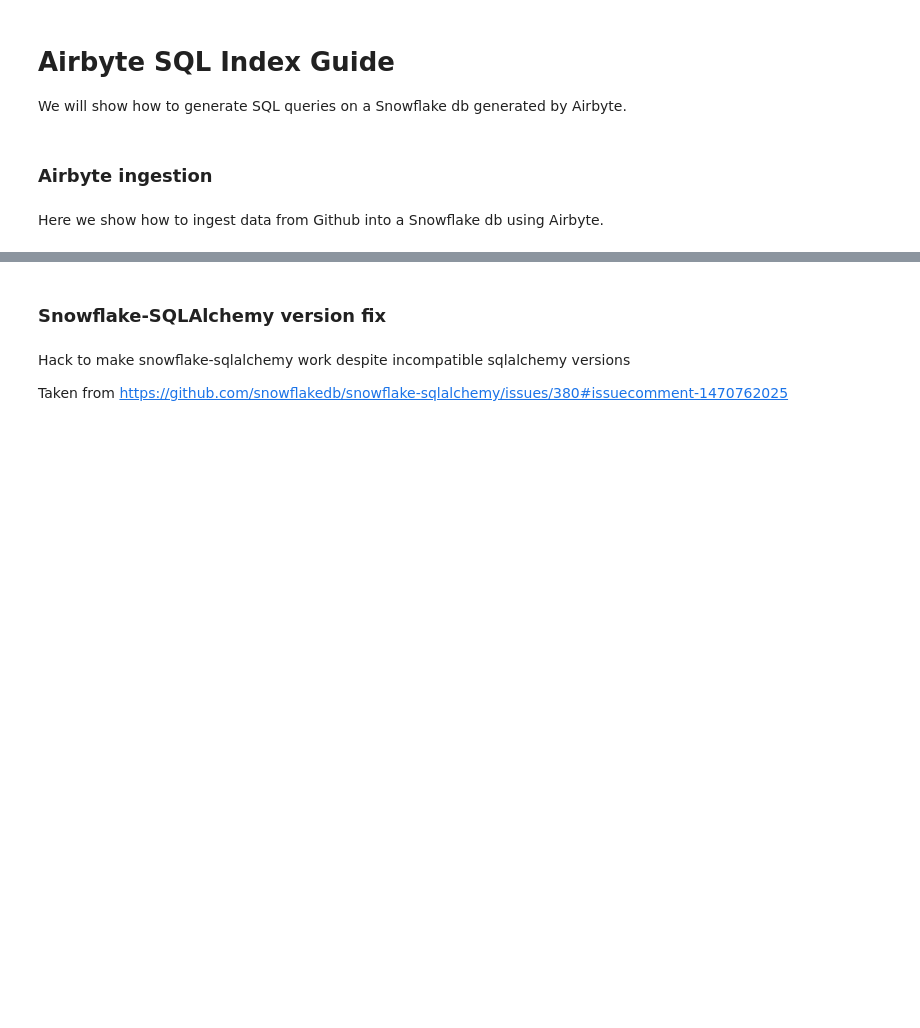
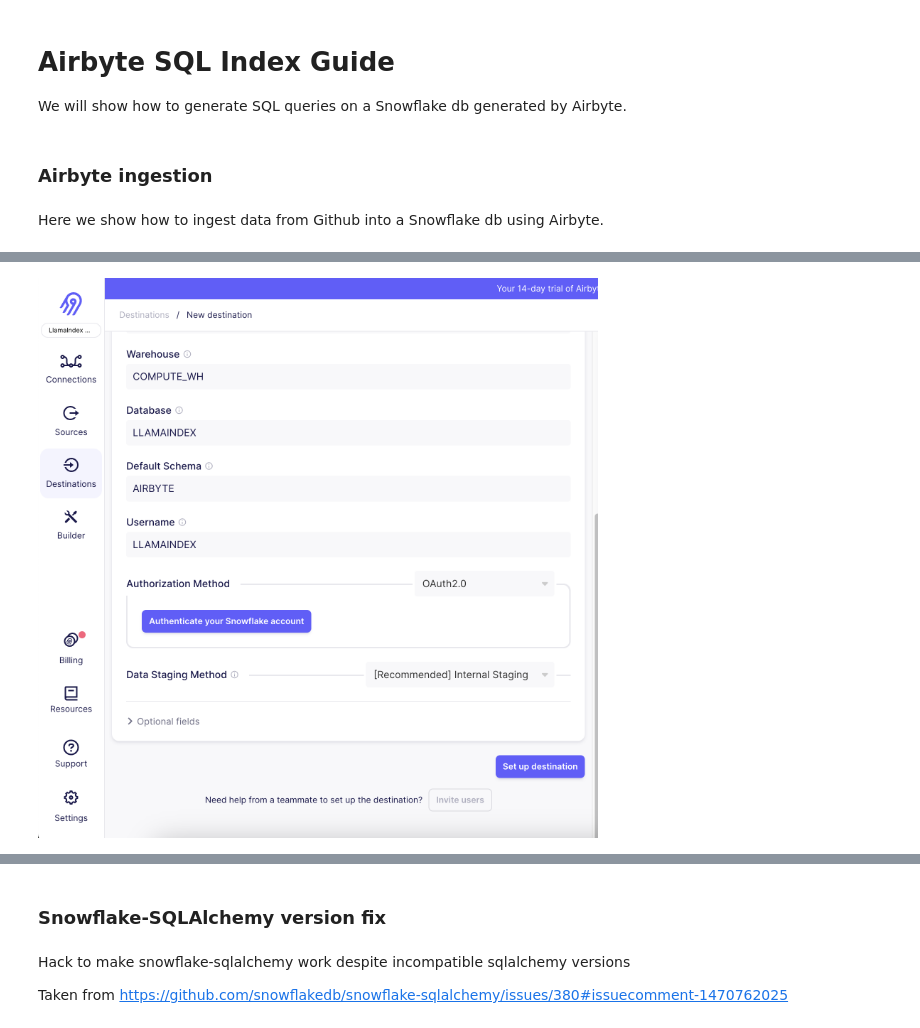
Before and after one commit to backend-engineer1/lliama, a Jupyter notebook: docs/guides/tutorials/Airbyte_demo.ipynb, the cells around one changed output, grey strips where cells are left out. Cells and saved outputs as stored; diff of their text form; code cells hidden in the pictures; blank space fills up the shorter version.

```diff
--- a/docs/guides/tutorials/Airbyte_demo.ipynb
+++ b/docs/guides/tutorials/Airbyte_demo.ipynb
@@ -26,0 +24,4 @@ Let's create a new connection. Here we will be dumping our Zendesk tickets into
+# %%
+Image(filename="img/github_1.png")
+# %% [output]
+[figure, added]
```
Also changed, not shown: parts of 18 cells of this notebook, 11 other files.
